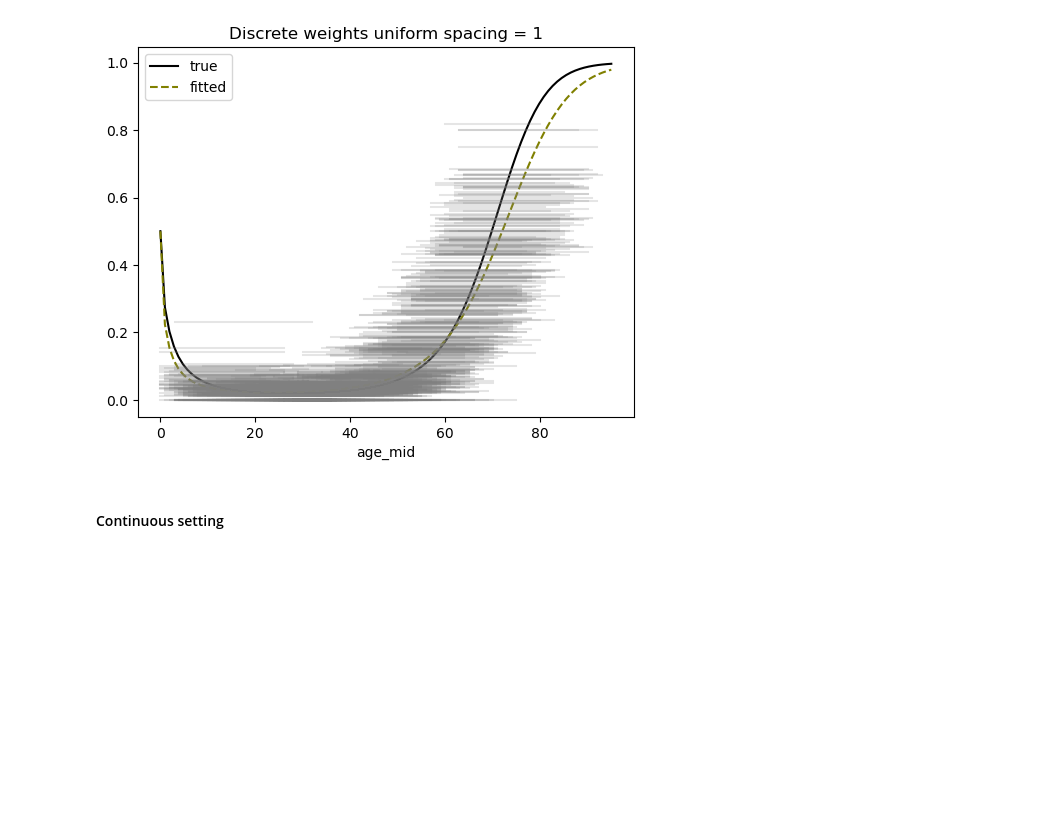
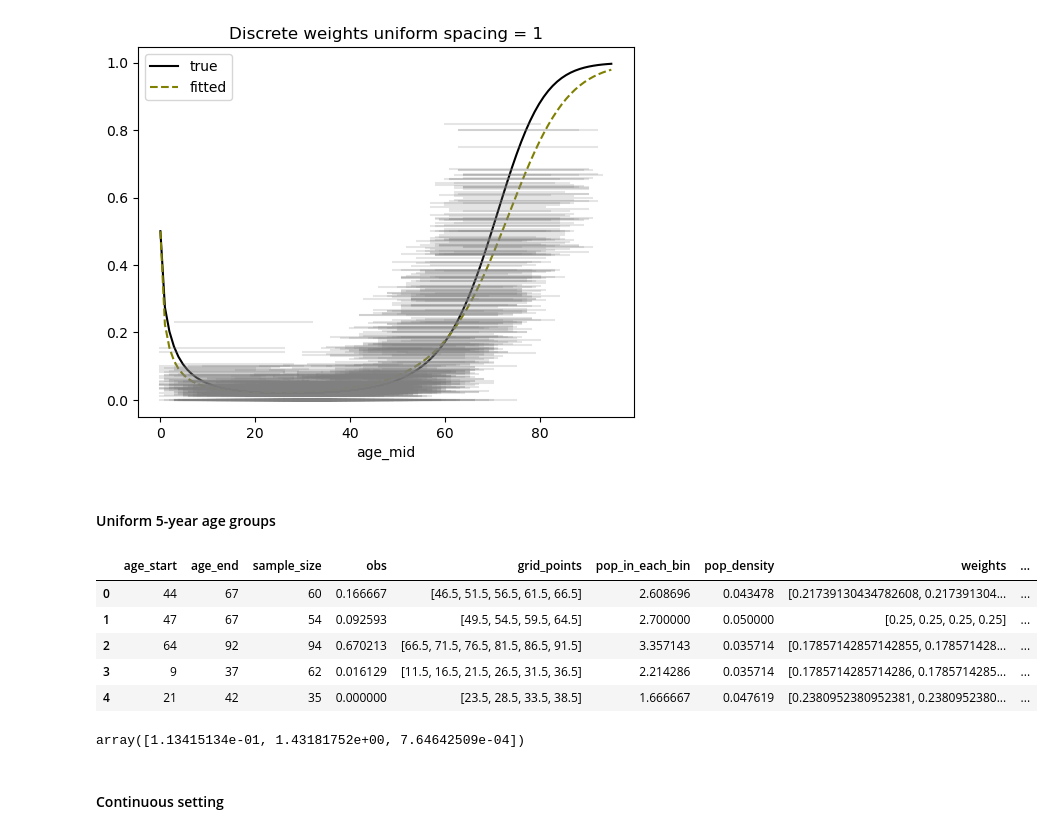
Before and after one commit to ihmeuw-msca/integral-functions, a Jupyter notebook: notebooks/simulation_finite.ipynb, the cells around one changed output. Cells and saved outputs as stored; diff of their text form; code cells hidden in the pictures; blank space fills up the shorter version.

Commit message:
Added 5-year age groups

```diff
--- a/notebooks/simulation_finite.ipynb
+++ b/notebooks/simulation_finite.ipynb
@@ -185,3 +178,5 @@ for _, row in df.iterrows():
     ax.plot([row["age_start"], row["age_end"]], [row["obs"]]*2, color="grey", alpha=0.2)
 # %% [output]
 [figure]
+# %% [markdown]
+#### Uniform 5-year age groups
@@ -187,0 +273,22 @@ for _, row in df.iterrows():
+# %%
+df5.head()
+# %% [output]
+|  | age_start | age_end | sample_size | obs | grid_points | pop_in_each_bin | pop_density | weights | ... |
+| 0 | 44 | 67 | 60 | 0.166667 | [46.5, 51.5, 56.5, 61.5, 66.5] | 2.608696 | 0.043478 | [0.21739130434782608, 0.217391304... | ... |
+| 1 | 47 | 67 | 54 | 0.092593 | [49.5, 54.5, 59.5, 64.5] | 2.700000 | 0.050000 | [0.25, 0.25, 0.25, 0.25] | ... |
+| 2 | 64 | 92 | 94 | 0.670213 | [66.5, 71.5, 76.5, 81.5, 86.5, 91.5] | 3.357143 | 0.035714 | [0.17857142857142855, 0.178571428... | ... |
+| 3 | 9 | 37 | 62 | 0.016129 | [11.5, 16.5, 21.5, 26.5, 31.5, 36.5] | 2.214286 | 0.035714 | [0.1785714285714286, 0.1785714285... | ... |
+| 4 | 21 | 42 | 35 | 0.000000 | [23.5, 28.5, 33.5, 38.5] | 1.666667 | 0.047619 | [0.2380952380952381, 0.2380952380... | ... |
+# %%
+model_discrete_5 = BinomialModel(
+    y="obs",
+    weights="sample_size",
+    df=df5,
+    params=[Parameter("p", [Variable(f"cov{i + 1}") for i in range(3)], inv_link="expit")],
+)
+
+model_discrete_5.fit()
+
+model_discrete_5.opt_result.x
+# %% [output]
+array([1.13415134e-01, 1.43181752e+00, 7.64642509e-04])
```
Also changed, not shown: parts of 6 cells of this notebook, 1 other file.
